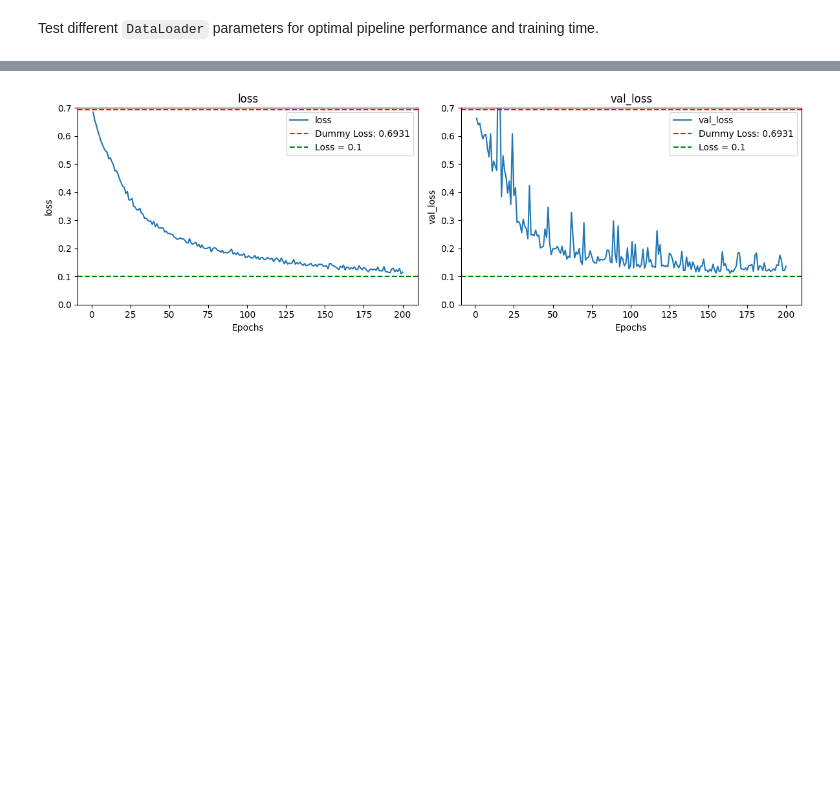
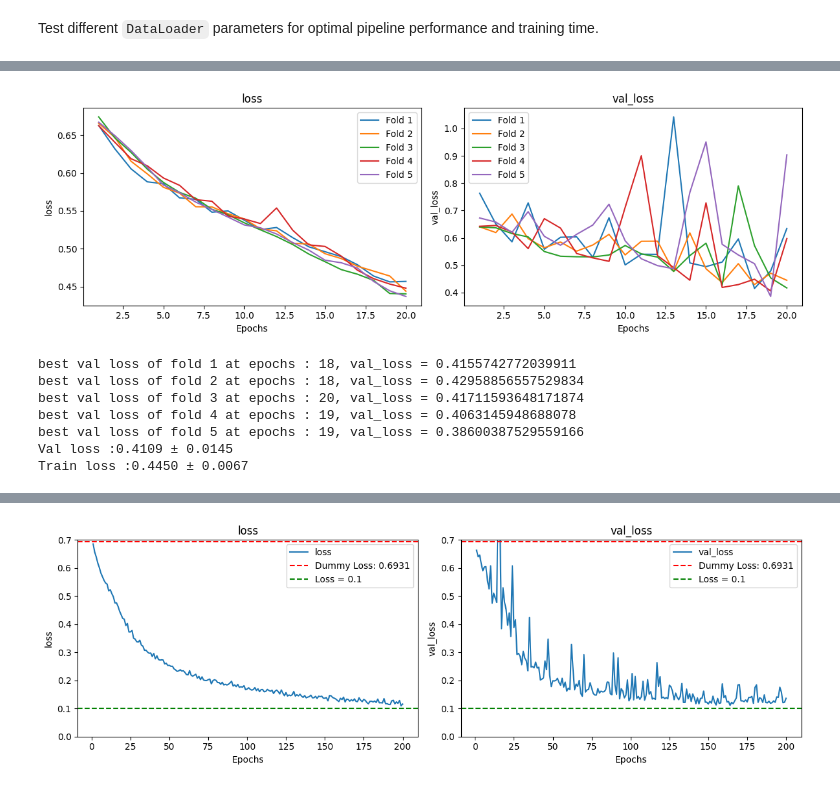
Before and after one commit to vvclin-git/kaggle-image-classification-cats_dogs, a Jupyter notebook: notebooks/01_baseline_train.ipynb, the cells around one changed output, grey strips where cells are left out. Saved outputs shown, nothing was run; the diff lists cells and outputs as text; code cells hidden in the pictures; blank space fills up the shorter version.

```diff
--- a/notebooks/01_baseline_train.ipynb
+++ b/notebooks/01_baseline_train.ipynb
@@ -247,8 +309,0 @@ heat = build_profile_heatmap_data(
-# %%
-
-# --- Example usage ---
-model = CNN_Clf(2).to(DEVICE)
-
-# Train profiling
-# out_tr = profile_dataloader(ds_aug, model, DEVICE, batch_size=32, num_workers=8, mode="train")
-# print(out_tr)
@@ -296,0 +347,4 @@ display(profile_dataloader(ds, model, DEVICE, batch_size=128, num_workers=8, mod
+# %%
+n_splits = 5
+test_size = 0.2
+skf = StratifiedShuffleSplit(n_splits=n_splits, test_size=test_size, random_state=SEED)
@@ -296,0 +440,29 @@ display(profile_dataloader(ds, model, DEVICE, batch_size=128, num_workers=8, mod
+# %%
+loss_fn = torch.nn.CrossEntropyLoss
+epochs = 20
+tr_bs = 64
+val_bs = 128
+tr_nw = 4
+val_nw = 4
+cv_trainer = CV_Trainer([CNN_Clf, {'num_class': 2}], idx_train, y_train, ds, ds_aug, [skf, None], loss_fn, [torch.optim.Adam, {"lr": 1e-3, "weight_decay": 1e-4}])
+# %%
+hist, oof_preds = cv_trainer.train(epochs, tr_bs, val_bs, tr_nw, val_nw)
+# %%
+plot_hist(hist)
+min_val_losses = []
+min_tr_losses = []
+for i, f in enumerate(hist):
+    print(f'best val loss of fold {i + 1} at epochs : {np.argmin(f['val_loss']) + 1}, val_loss = {np.min(f['val_loss'])}')
+    min_val_losses.append(np.min(f['val_loss']))
+    min_tr_losses.append(np.min(f['loss']))
+print(f'Val loss :{np.mean(min_val_losses):.4f} ± {np.std(min_val_losses):.4f}')
+print(f'Train loss :{np.mean(min_tr_losses):.4f} ± {np.std(min_tr_losses):.4f}')
+# %% [output]
+[figure, added]
+best val loss of fold 1 at epochs : 18, val_loss = 0.4155742772039911
+best val loss of fold 2 at epochs : 18, val_loss = 0.42958856557529834
+best val loss of fold 3 at epochs : 20, val_loss = 0.41711593648171874
+best val loss of fold 4 at epochs : 19, val_loss = 0.4063145948688078
+best val loss of fold 5 at epochs : 19, val_loss = 0.38600387529559166
+Val loss :0.4109 ± 0.0145
+Train loss :0.4450 ± 0.0067
```
Also changed, not shown: parts of 36 cells of this notebook, 1 other file.
